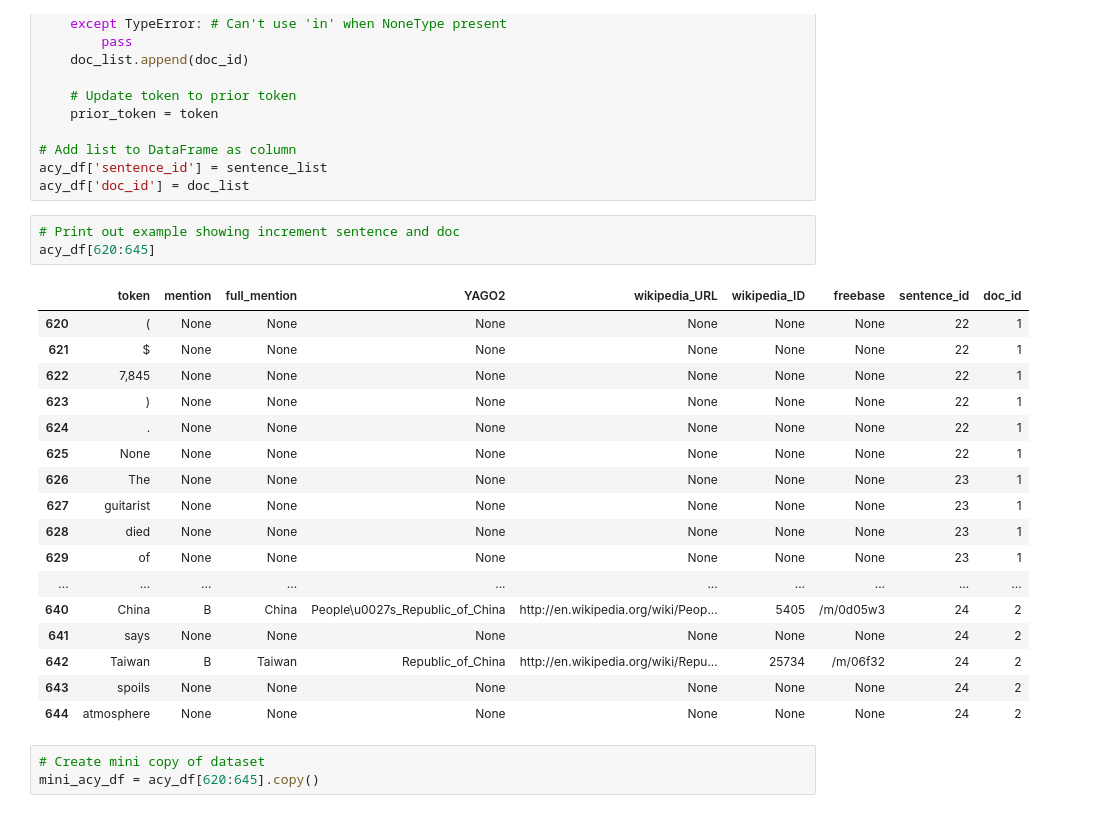
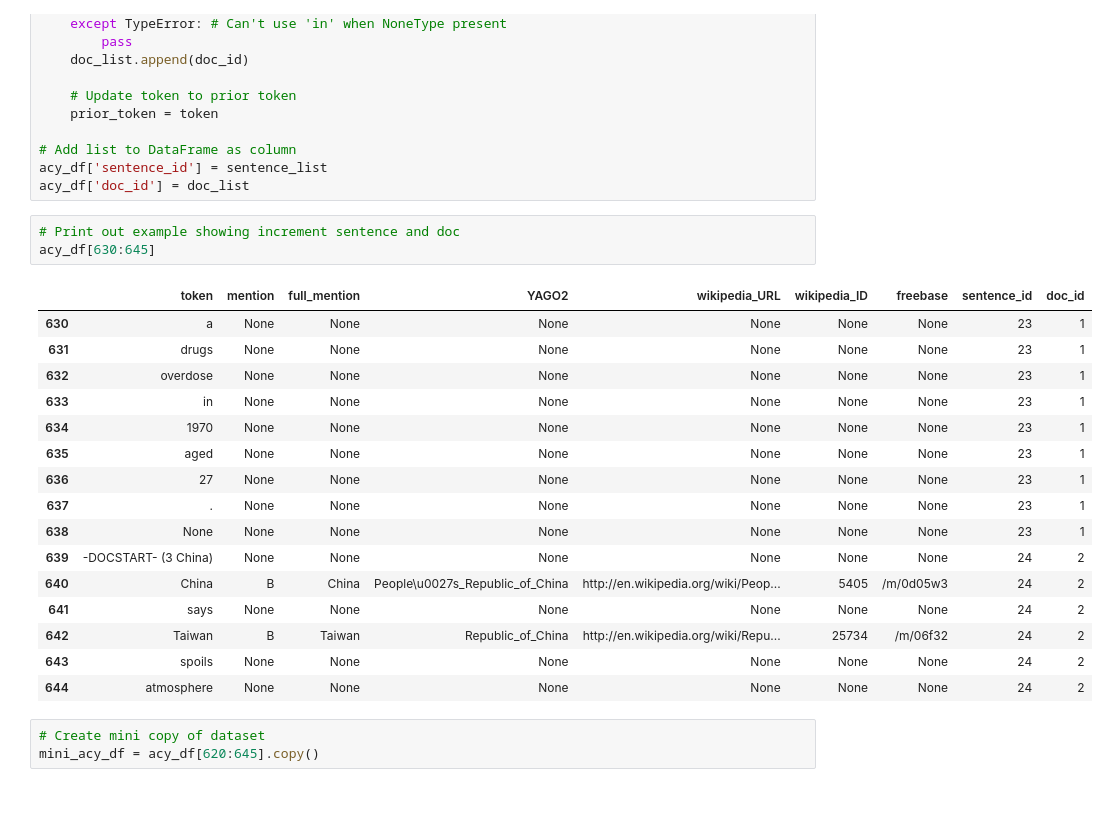
Before and after one commit to TheDigitalFrontier/entity-disambiguation, a Jupyter notebook: notebooks/pipeline/1_process_acy_input.ipynb, the cells around one changed output. Drawn from its saved outputs; the diff is of its cells as text.

```diff
--- a/notebooks/pipeline/1_process_acy_input.ipynb
+++ b/notebooks/pipeline/1_process_acy_input.ipynb
@@ -108,20 +106,19 @@ acy_df['sentence_id'] = sentence_list
 acy_df['doc_id'] = doc_list
 # %%
 # Print out example showing increment sentence and doc
-acy_df[620:645]
+acy_df[630:645]
 # %% [output]
 |  | token | mention | full_mention | YAGO2 | wikipedia_URL | wikipedia_ID | freebase | sentence_id | doc_id |
-| 620 | ( | None | None | None | None | None | None | 22 | 1 |
-| 621 | $ | None | None | None | None | None | None | 22 | 1 |
-| 622 | 7,845 | None | None | None | None | None | None | 22 | 1 |
-| 623 | ) | None | None | None | None | None | None | 22 | 1 |
-| 624 | . | None | None | None | None | None | None | 22 | 1 |
-| 625 | None | None | None | None | None | None | None | 22 | 1 |
-| 626 | The | None | None | None | None | None | None | 23 | 1 |
-| 627 | guitarist | None | None | None | None | None | None | 23 | 1 |
-| 628 | died | None | None | None | None | None | None | 23 | 1 |
-| 629 | of | None | None | None | None | None | None | 23 | 1 |
-| ... | ... | ... | ... | ... | ... | ... | ... | ... | ... |
+| 630 | a | None | None | None | None | None | None | 23 | 1 |
+| 631 | drugs | None | None | None | None | None | None | 23 | 1 |
+| 632 | overdose | None | None | None | None | None | None | 23 | 1 |
+| 633 | in | None | None | None | None | None | None | 23 | 1 |
+| 634 | 1970 | None | None | None | None | None | None | 23 | 1 |
+| 635 | aged | None | None | None | None | None | None | 23 | 1 |
+| 636 | 27 | None | None | None | None | None | None | 23 | 1 |
+| 637 | . | None | None | None | None | None | None | 23 | 1 |
+| 638 | None | None | None | None | None | None | None | 23 | 1 |
+| 639 | -DOCSTART- (3 China) | None | None | None | None | None | None | 24 | 2 |
 | 640 | China | B | China | People\u0027s_Republic_of_China | http://en.wikipedia.org/wiki/Peop... | 5405 | /m/0d05w3 | 24 | 2 |
 | 641 | says | None | None | None | None | None | None | 24 | 2 |
 | 642 | Taiwan | B | Taiwan | Republic_of_China | http://en.wikipedia.org/wiki/Repu... | 25734 | /m/06f32 | 24 | 2 |
```
Also changed, not shown: parts of 6 cells of this notebook, 2 other files.
